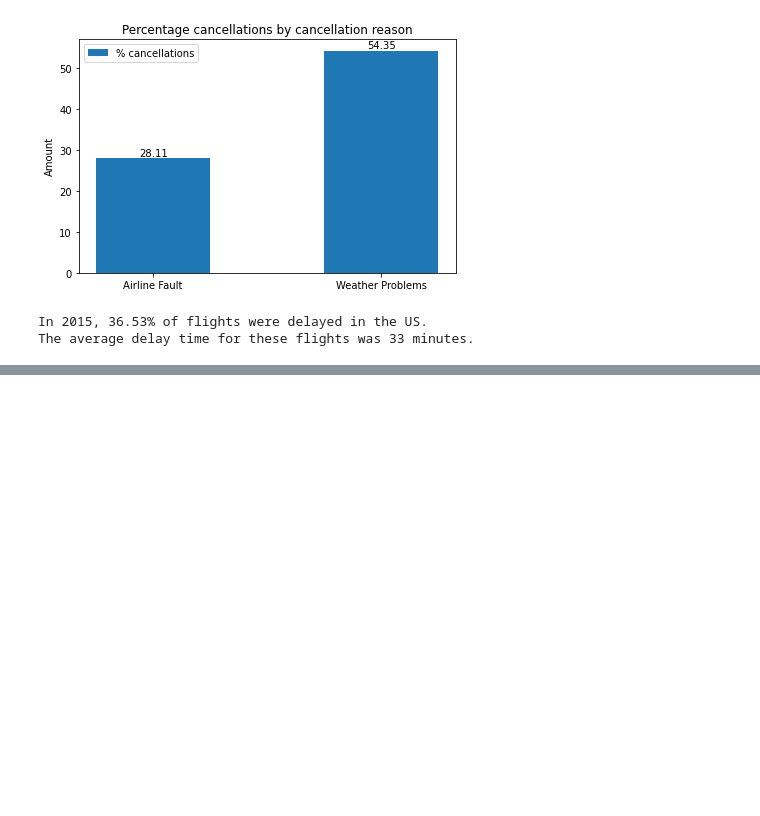
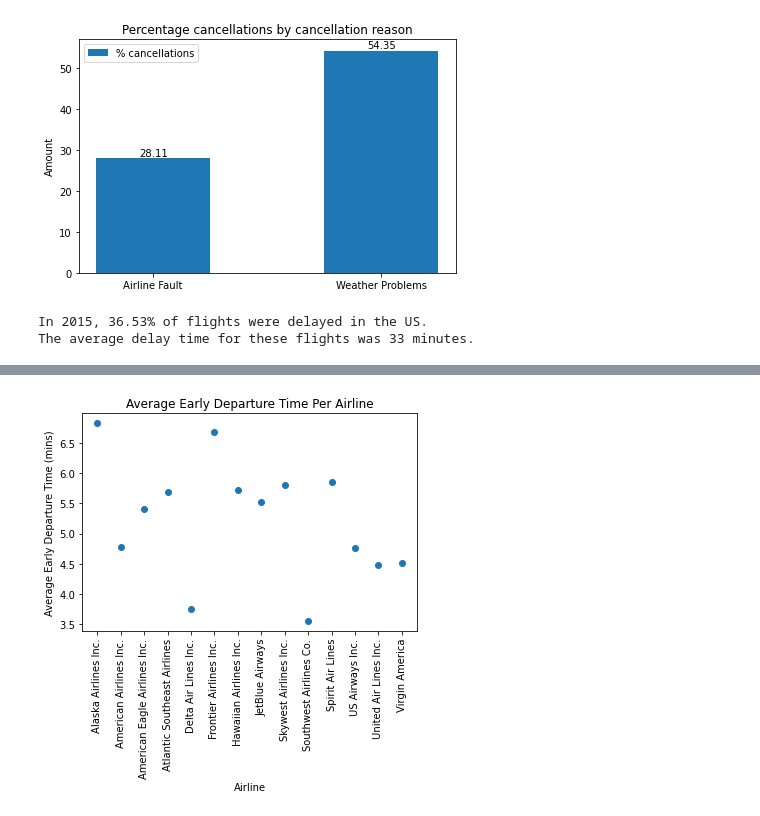
Before and after one commit to Chadi272/The_Air_Marshalls, a Jupyter notebook: Flight Delays.ipynb, the cells around one changed output, grey strips where cells are left out. Drawn from its saved outputs; the diff is of its cells as text; code cells hidden in the pictures; blank space fills up the shorter version.

```diff
--- a/Flight Delays.ipynb
+++ b/Flight Delays.ipynb
@@ -193,0 +223,17 @@ The average delay time for these flights was 33 minutes.
+# %%
+dep_early = df.loc[df["DEPARTURE_DELAY"]<0]
+grp = dep_early.groupby("AIRLINE_NAME")
+names = dep_early["AIRLINE_NAME"].sort_values().unique()
+av_early = grp["DEPARTURE_DELAY"].mean()
+
+x_axis = np.arange(len(names))
+tick_locations = [x for x in x_axis]
+
+plt.scatter(names, abs(av_early))
+plt.title("Average Early Departure Time Per Airline")
+plt.xlabel("Airline")
+plt.ylabel("Average Early Departure Time (mins)")
+plt.xticks(tick_locations, names, rotation="vertical")
+plt.show()
+# %% [output]
+[figure, added]
```
Also changed, not shown: parts of 4 cells of this notebook.
